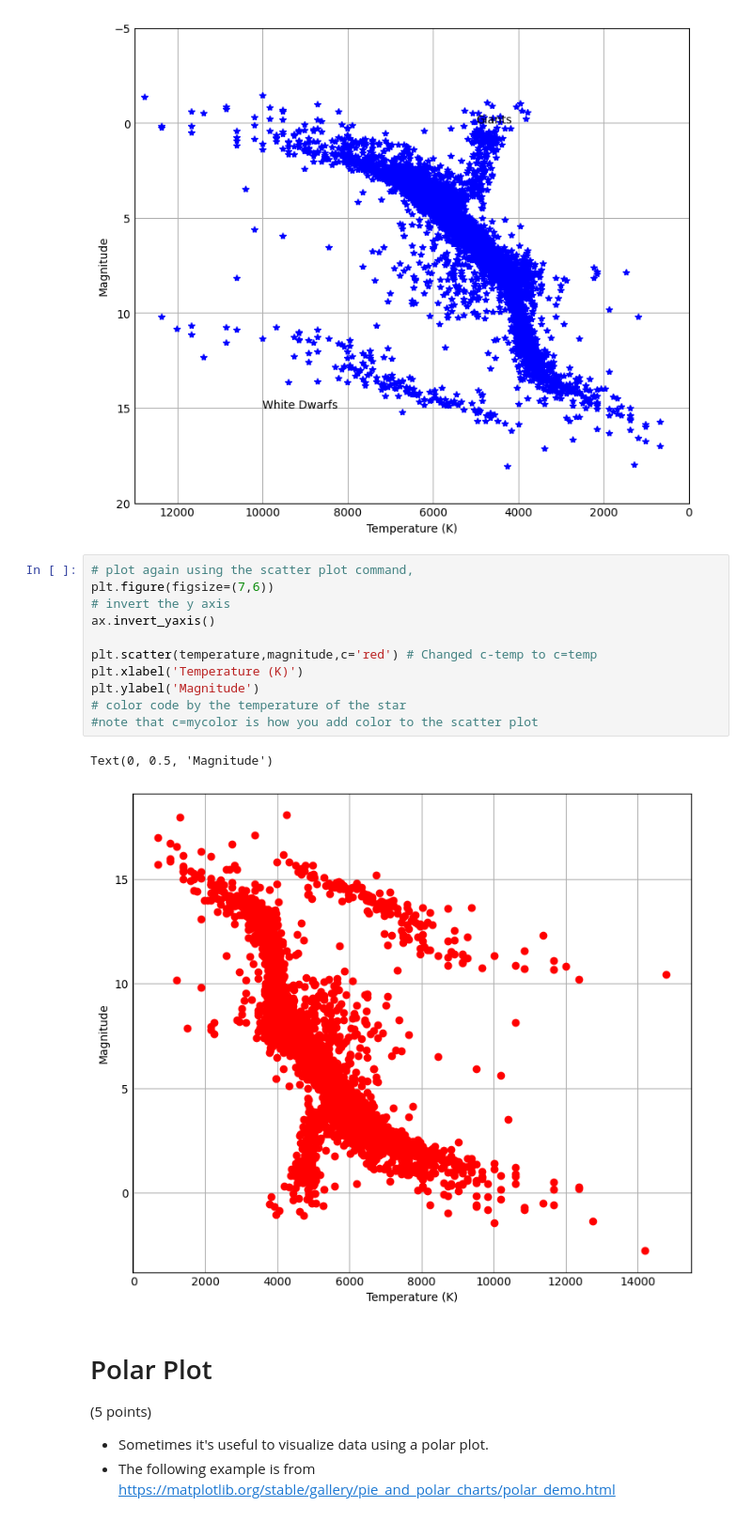
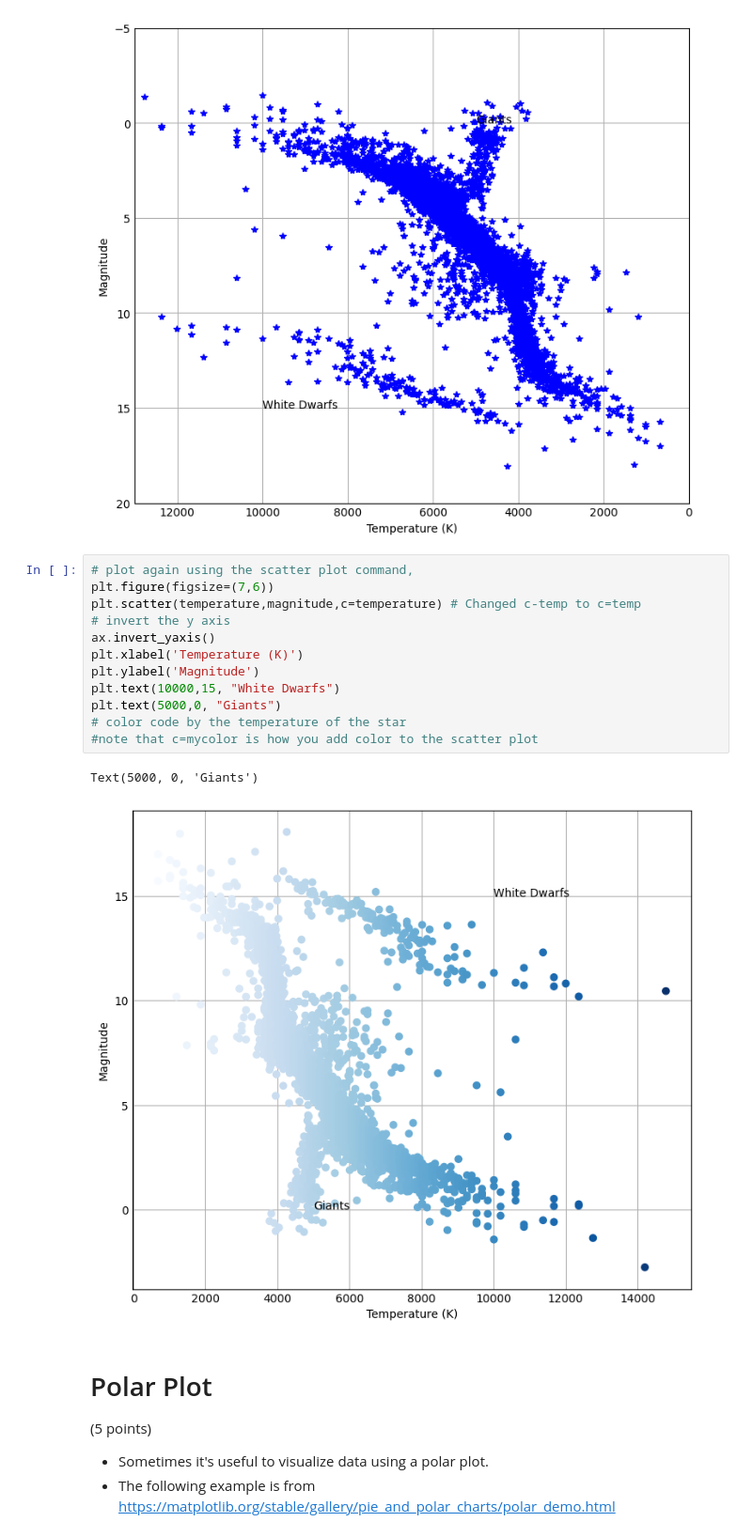
Before and after one commit to JoshuaK917/PYS250Spring2025, a Jupyter notebook: Joshua_Kennedy_Lab02_plotting_visualization.ipynb, the cells around one changed output. Shown at 94% size. Cells and saved outputs as stored; diff of their text form.

```diff
--- a/Joshua_Kennedy_Lab02_plotting_visualization.ipynb
+++ b/Joshua_Kennedy_Lab02_plotting_visualization.ipynb
@@ -166,17 +166,18 @@ Text(5000, 0, 'Giants')
 # %%
 # plot again using the scatter plot command,
 plt.figure(figsize=(7,6))
+plt.scatter(temperature,magnitude,c=temperature) # Changed c-temp to c=temp
 # invert the y axis
 ax.invert_yaxis()
-
-plt.scatter(temperature,magnitude,c='red') # Changed c-temp to c=temp
 plt.xlabel('Temperature (K)')
 plt.ylabel('Magnitude')
+plt.text(10000,15, "White Dwarfs")
+plt.text(5000,0, "Giants")
 # color code by the temperature of the star
 #note that c=mycolor is how you add color to the scatter plot
 # %% [output]
-Text(0, 0.5, 'Magnitude')
+Text(5000, 0, 'Giants')
-[figure, old version]
+[figure, new version]
 # %% [markdown]
 # Polar Plot
 
```
Also changed, not shown: parts of 4 cells of this notebook.
